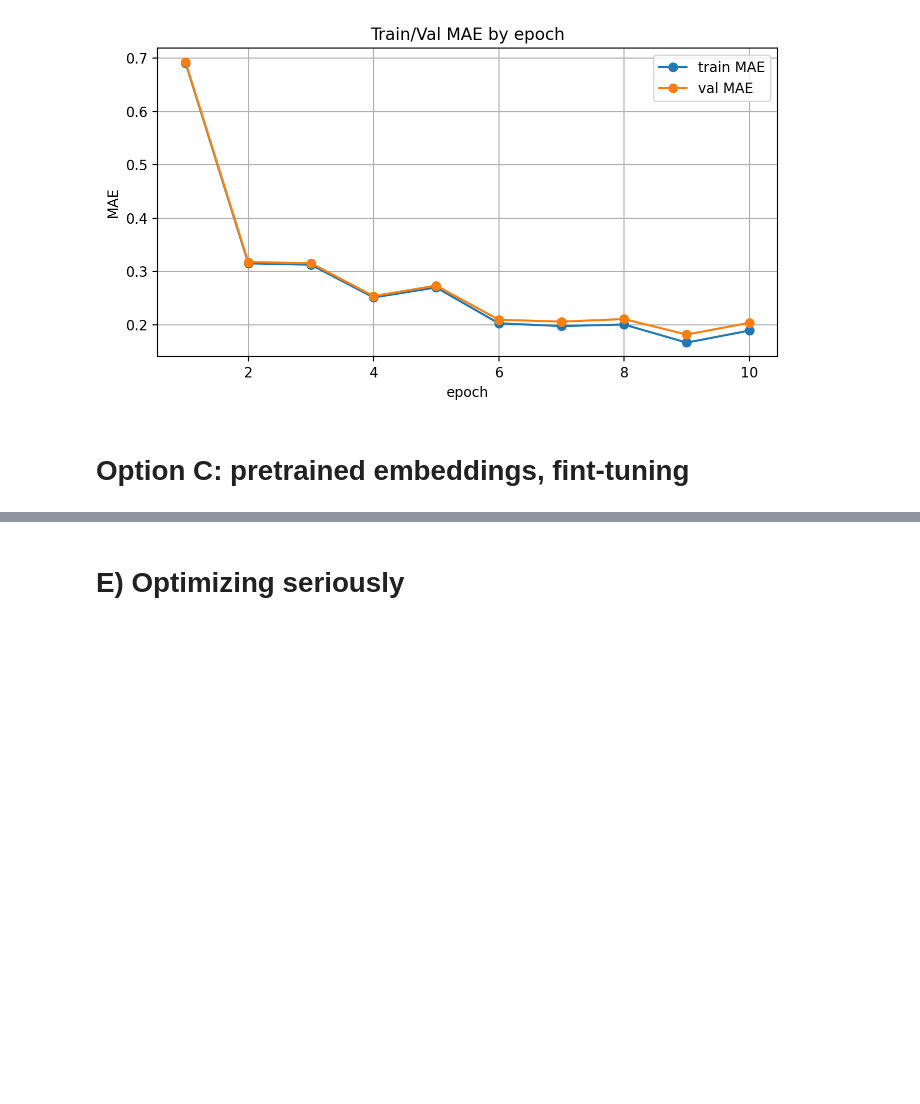
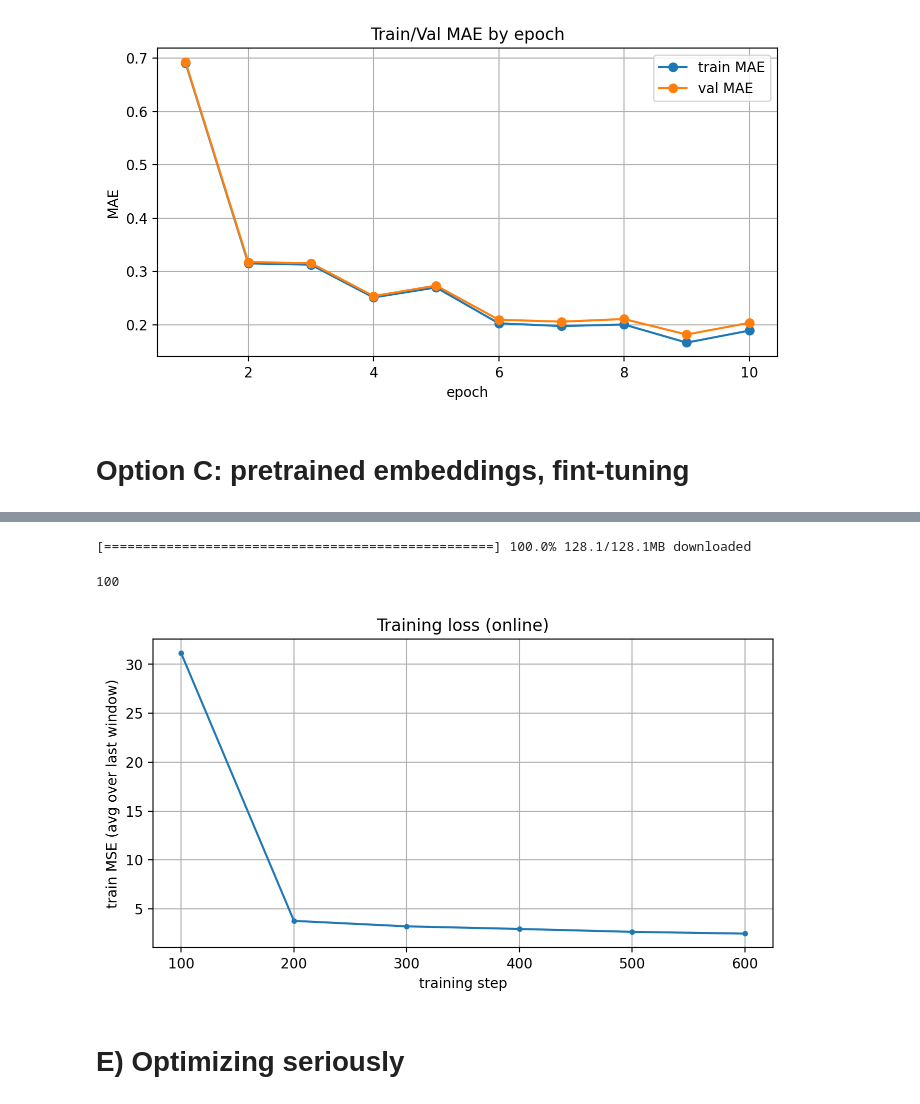
Before and after one commit to sayanarii/shad_nlp_course, a Jupyter notebook: week02_classification/homework_part2.ipynb, the cells around one changed output, grey strips where cells are left out. Drawn from its saved outputs; the diff is of its cells as text; code cells hidden in the pictures; blank space fills up the shorter version.

Commit message:
option C, pretrained embeddings

```diff
--- a/week02_classification/homework_part2.ipynb
+++ b/week02_classification/homework_part2.ipynb
@@ -269,7 +269,6 @@ def fit_model(
     model,
     train_df,
     val_df,
-    *,
     lr=1e-3,
     batch_size=128,
     max_epochs=10,
@@ -464,2 +485,56 @@ plot_history(history)
+# %%
+import gensim.downloader as api
+
+wv = api.load("glove-wiki-gigaword-100")
+EMB_DIM = 100
+# %% [output]
+[==================================================] 100.0% 128.1/128.1MB downloaded
+# %%
+wv.vector_size
+# %% [output]
+100
+# %%
+embedding_matrix = np.zeros((len(token_to_id), EMB_DIM), dtype=np.float32)
+
+for token, idx in token_to_id.items():
+    if token in wv:
+        embedding_matrix[idx] = wv[token]
+    else:
+        # случайная инициализация для OOV
+        embedding_matrix[idx] = np.random.normal(scale=0.1, size=(EMB_DIM,))
+# %%
+class SalaryPredictorA_Pretrained(SalaryPredictorA):
+    def __init__(self, n_tokens, pad_ix=0, pretrained_matrix=None, trainable=True, emb_size=None):
+        self._pretrained_matrix = pretrained_matrix
+        self._trainable = trainable
+        # если emb_size не передали — берём из матрицы
+        if emb_size is None and pretrained_matrix is not None:
+            emb_size = pretrained_matrix.shape[1]
+        self._emb_size_override = emb_size
+        super().__init__(n_tokens, emb_size=self._emb_size_override, pad_ix=pad_ix)
+
+    def _build_embedding(self, n_tokens: int, emb_size: int) -> nn.Embedding:
+        emb = nn.Embedding(n_tokens, emb_size, padding_idx=self.pad_ix)
+        if self._pretrained_matrix is not None:
+            W = torch.as_tensor(self._pretrained_matrix, dtype=torch.float32)
+            emb.weight.data.copy_(W)
+        emb.weight.requires_grad = self._trainable
+        return emb
+# %%
+model = SalaryPredictorA_Pretrained(pretrained_matrix=embedding_matrix, pad_ix=PAD_IX, n_tokens=len(tokens))
+
+model, history = fit_model(
+    model,
+    data_train,
+    data_val,
+    lr=1e-3,
+    batch_size=128,
+    max_epochs=10,
+    log_every=100,
+    live_plot=True,
+    grad_clip=1.0,
+)
+# %% [output]
+[figure, added]
 # %% [markdown]
 # E) Optimizing seriously
```
Also changed, not shown: parts of 2 cells of this notebook.
